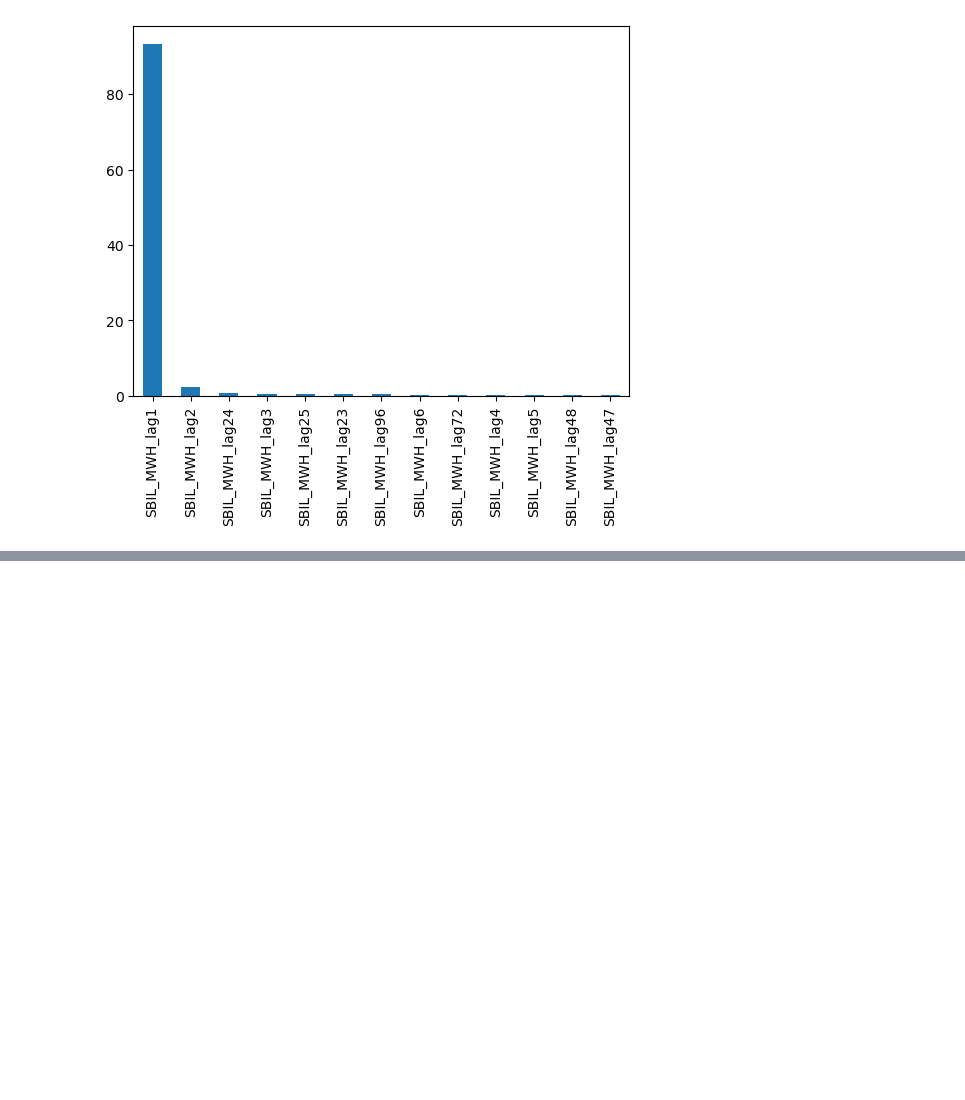
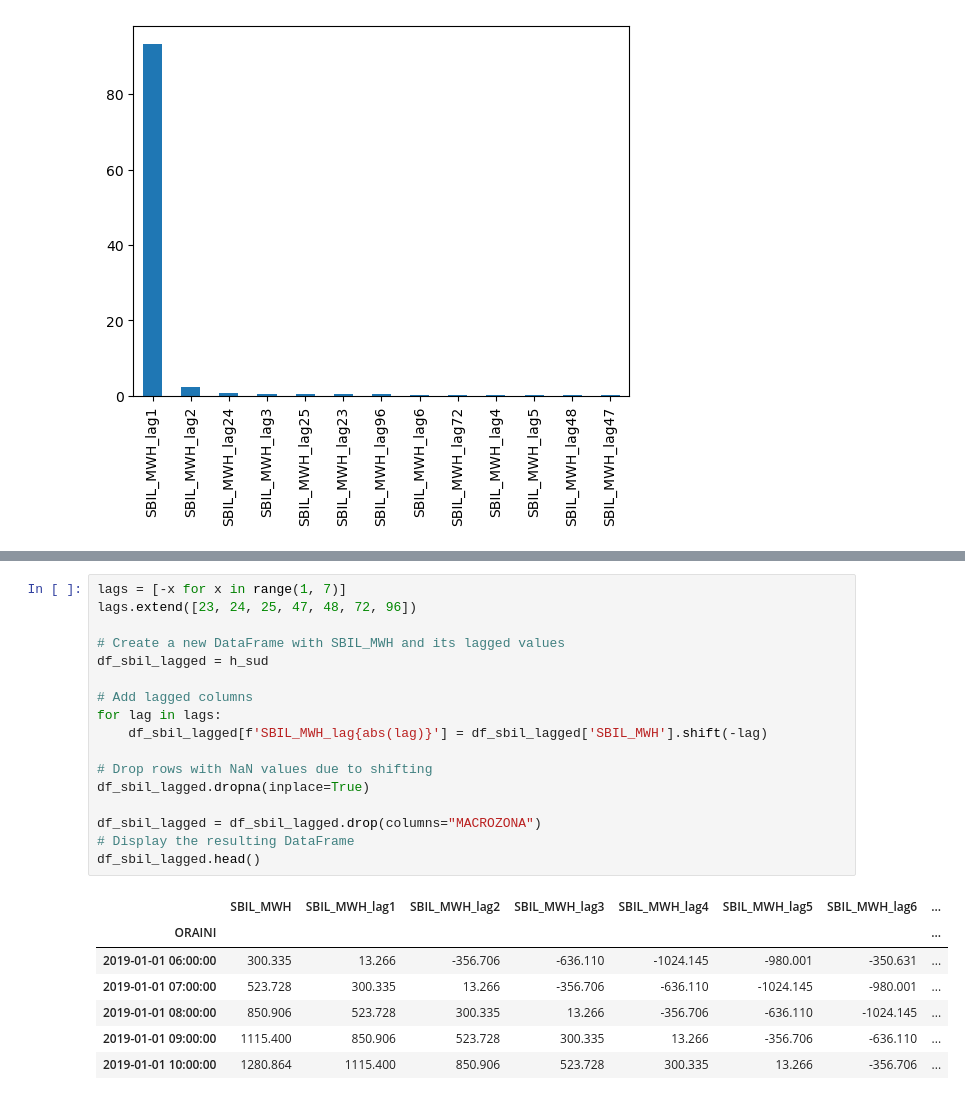
Before and after one commit to samueledelia/Italian-imbalance-forecasting, a Jupyter notebook: notebook/feature_selection.ipynb, the cells around one changed output, grey strips where cells are left out. Drawn from its saved outputs; the diff is of its cells as text; blank space fills up the shorter version.

```diff
--- a/notebook/feature_selection.ipynb
+++ b/notebook/feature_selection.ipynb
@@ -192,0 +318,25 @@ plt.show()
+# %%
+lags = [-x for x in range(1, 7)]
+lags.extend([23, 24, 25, 47, 48, 72, 96])
+
+# Create a new DataFrame with SBIL_MWH and its lagged values
+df_sbil_lagged = h_sud
+
+# Add lagged columns
+for lag in lags:
+    df_sbil_lagged[f'SBIL_MWH_lag{abs(lag)}'] = df_sbil_lagged['SBIL_MWH'].shift(-lag)
+
+# Drop rows with NaN values due to shifting
+df_sbil_lagged.dropna(inplace=True)
+
+df_sbil_lagged = df_sbil_lagged.drop(columns="MACROZONA")
+# Display the resulting DataFrame
+df_sbil_lagged.head()
+# %% [output]
+|  | SBIL_MWH | SBIL_MWH_lag1 | SBIL_MWH_lag2 | SBIL_MWH_lag3 | SBIL_MWH_lag4 | SBIL_MWH_lag5 | SBIL_MWH_lag6 | ... |
+| ORAINI |  |  |  |  |  |  |  | ... |
+| 2019-01-01 06:00:00 | 300.335 | 13.266 | -356.706 | -636.110 | -1024.145 | -980.001 | -350.631 | ... |
+| 2019-01-01 07:00:00 | 523.728 | 300.335 | 13.266 | -356.706 | -636.110 | -1024.145 | -980.001 | ... |
+| 2019-01-01 08:00:00 | 850.906 | 523.728 | 300.335 | 13.266 | -356.706 | -636.110 | -1024.145 | ... |
+| 2019-01-01 09:00:00 | 1115.400 | 850.906 | 523.728 | 300.335 | 13.266 | -356.706 | -636.110 | ... |
+| 2019-01-01 10:00:00 | 1280.864 | 1115.400 | 850.906 | 523.728 | 300.335 | 13.266 | -356.706 | ... |
```
Also changed, not shown: parts of 12 cells of this notebook, 8 other files.
